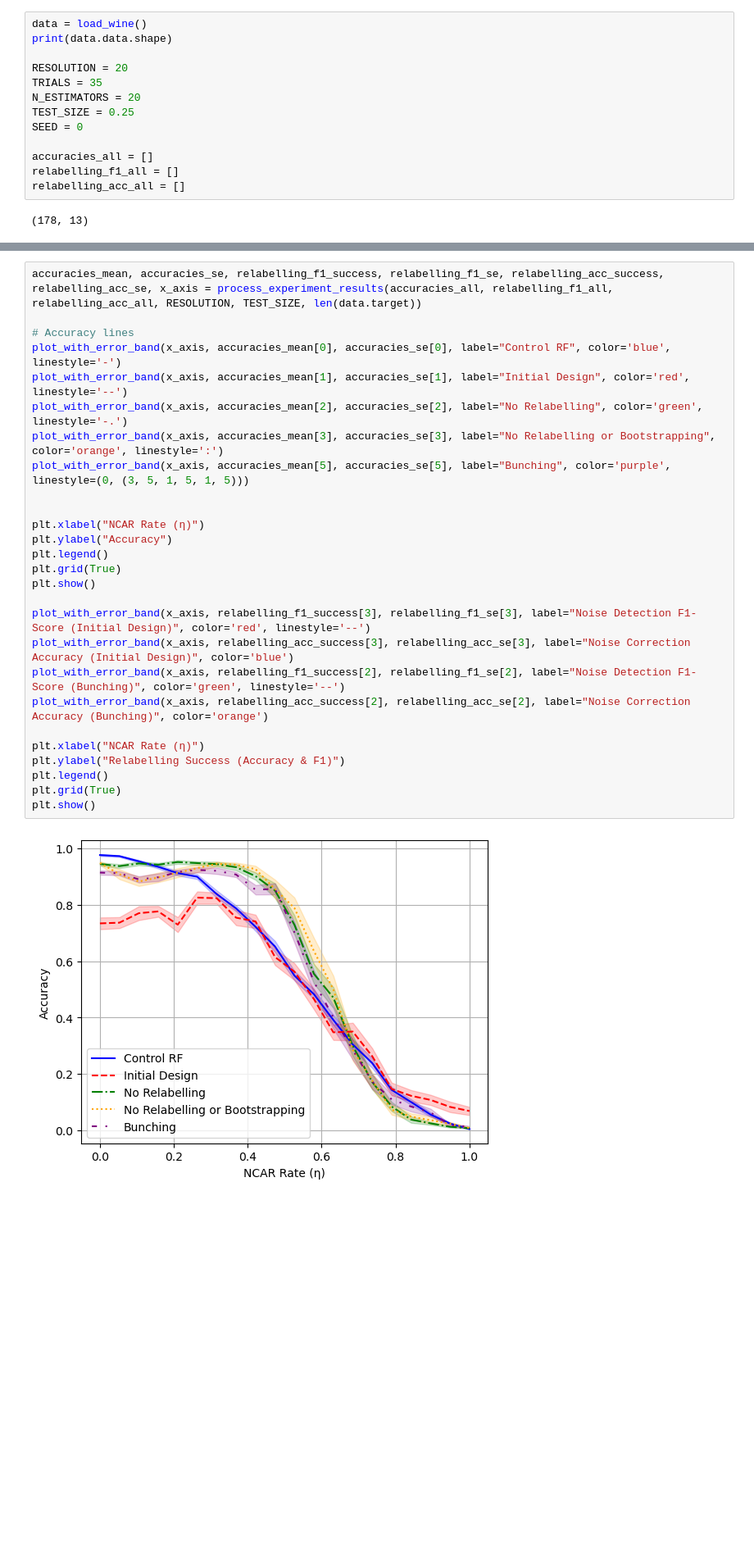
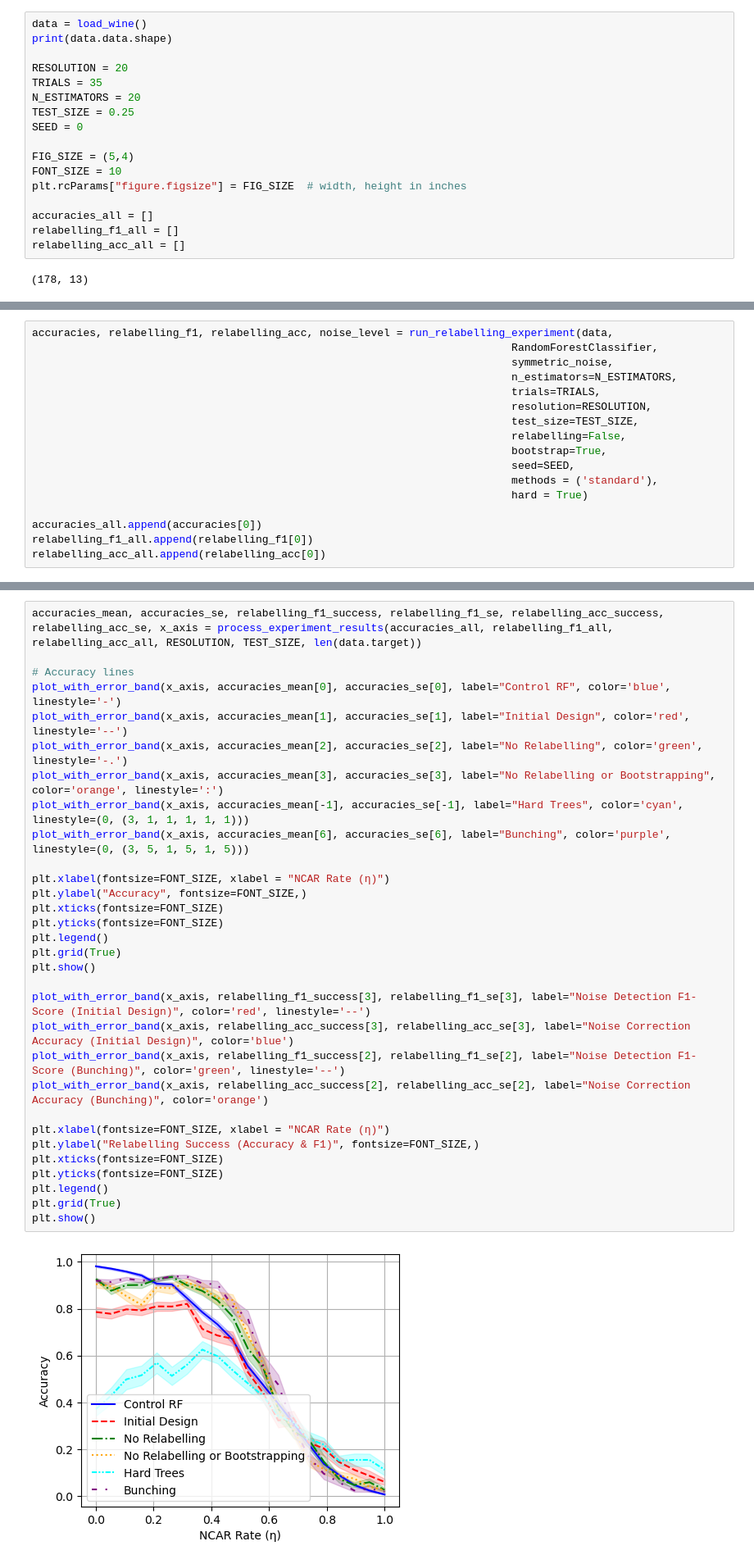
Before and after one commit to JElder03/ECM3401-Coursework, a Jupyter notebook: Initial Design/Initial_RF_Experiments.ipynb, the cells around one changed output, grey strips where cells are left out. Shown: that part at 82% size. Cells and saved outputs as stored; diff of their text form; blank space fills up the shorter version.

```diff
--- a/Initial Design/Initial_RF_Experiments.ipynb
+++ b/Initial Design/Initial_RF_Experiments.ipynb
@@ -25,6 +25,10 @@ N_ESTIMATORS = 20
 TEST_SIZE = 0.25
 SEED = 0
 
+FIG_SIZE = (5,4)
+FONT_SIZE = 10
+plt.rcParams["figure.figsize"] = FIG_SIZE  # width, height in inches
+
 accuracies_all = []
 relabelling_f1_all = []
 relabelling_acc_all = []
@@ -90,6 +94,23 @@ accuracies, relabelling_f1, relabelling_acc, noise_level = run_relabelling_exper
 accuracies_all.append(accuracies[0])
 relabelling_f1_all.append(relabelling_f1[0])
 relabelling_acc_all.append(relabelling_acc[0])
+# %%
+accuracies, relabelling_f1, relabelling_acc, noise_level = run_relabelling_experiment(data,
+                                                                           RandomForestClassifier,
+                                                                           symmetric_noise,
+                                                                           n_estimators=N_ESTIMATORS,
+                                                                           trials=TRIALS,
+                                                                           resolution=RESOLUTION,
+                                                                           test_size=TEST_SIZE,
+                                                                           relabelling=False,
+                                                                           bootstrap=True,
+                                                                           seed=SEED,
+                                                                           methods = ('standard'),
+                                                                           hard = True)
+
+accuracies_all.append(accuracies[0])
+relabelling_f1_all.append(relabelling_f1[0])
+relabelling_acc_all.append(relabelling_acc[0])
 # %%
 N_ESTIMATORS = 50
 
@@ -126,29 +147,33 @@ relabelling_acc_all.append(relabelling_acc[0])
 # %%
 accuracies_mean, accuracies_se, relabelling_f1_success, relabelling_f1_se, relabelling_acc_success, relabelling_acc_se, x_axis = process_experiment_results(accuracies_all, relabelling_f1_all, relabelling_acc_all, RESOLUTION, TEST_SIZE, len(data.target))
 
 # Accuracy lines
 plot_with_error_band(x_axis, accuracies_mean[0], accuracies_se[0], label="Control RF", color='blue', linestyle='-')
 plot_with_error_band(x_axis, accuracies_mean[1], accuracies_se[1], label="Initial Design", color='red', linestyle='--')
 plot_with_error_band(x_axis, accuracies_mean[2], accuracies_se[2], label="No Relabelling", color='green', linestyle='-.')
 plot_with_error_band(x_axis, accuracies_mean[3], accuracies_se[3], label="No Relabelling or Bootstrapping", color='orange', linestyle=':')
-plot_with_error_band(x_axis, accuracies_mean[5], accuracies_se[5], label="Bunching", color='purple', linestyle=(0, (3, 5, 1, 5, 1, 5)))
+plot_with_error_band(x_axis, accuracies_mean[-1], accuracies_se[-1], label="Hard Trees", color='cyan', linestyle=(0, (3, 1, 1, 1, 1, 1)))
+plot_with_error_band(x_axis, accuracies_mean[6], accuracies_se[6], label="Bunching", color='purple', linestyle=(0, (3, 5, 1, 5, 1, 5)))
 
-
-plt.xlabel("NCAR Rate (η)")
-plt.ylabel("Accuracy")
+plt.xlabel(fontsize=FONT_SIZE, xlabel = "NCAR Rate (η)")
+plt.ylabel("Accuracy", fontsize=FONT_SIZE,)
+plt.xticks(fontsize=FONT_SIZE)
+plt.yticks(fontsize=FONT_SIZE)
 plt.legend()
 plt.grid(True)
 plt.show()
 
 plot_with_error_band(x_axis, relabelling_f1_success[3], relabelling_f1_se[3], label="Noise Detection F1-Score (Initial Design)", color='red', linestyle='--')
 plot_with_error_band(x_axis, relabelling_acc_success[3], relabelling_acc_se[3], label="Noise Correction Accuracy (Initial Design)", color='blue')
 plot_with_error_band(x_axis, relabelling_f1_success[2], relabelling_f1_se[2], label="Noise Detection F1-Score (Bunching)", color='green', linestyle='--')
 plot_with_error_band(x_axis, relabelling_acc_success[2], relabelling_acc_se[2], label="Noise Correction Accuracy (Bunching)", color='orange')
 
-plt.xlabel("NCAR Rate (η)")
-plt.ylabel("Relabelling Success (Accuracy & F1)")
+plt.xlabel(fontsize=FONT_SIZE, xlabel = "NCAR Rate (η)")
+plt.ylabel("Relabelling Success (Accuracy & F1)", fontsize=FONT_SIZE,)
+plt.xticks(fontsize=FONT_SIZE)
+plt.yticks(fontsize=FONT_SIZE)
 plt.legend()
 plt.grid(True)
 plt.show()
 # %% [output]
-[figure, old version]
+[figure, new version]
```
Also changed, not shown: parts of 1 cell of this notebook, 12 other files.
